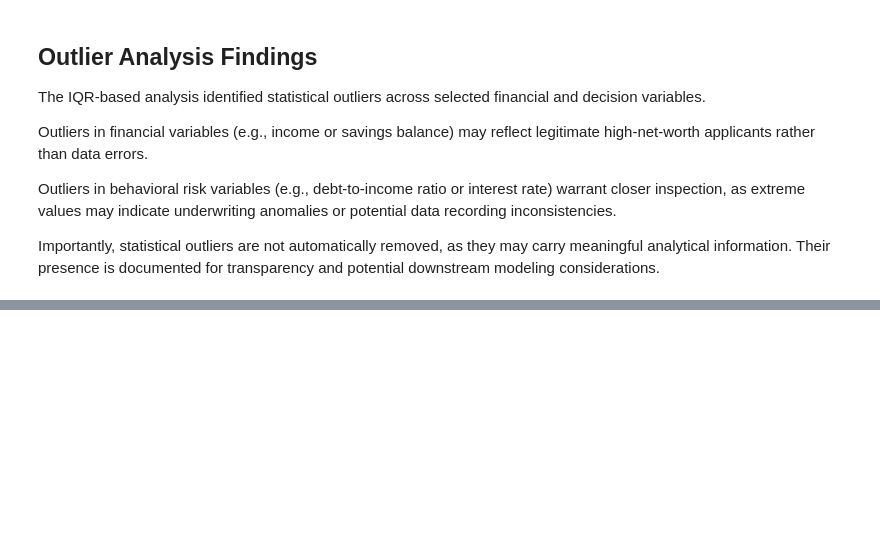
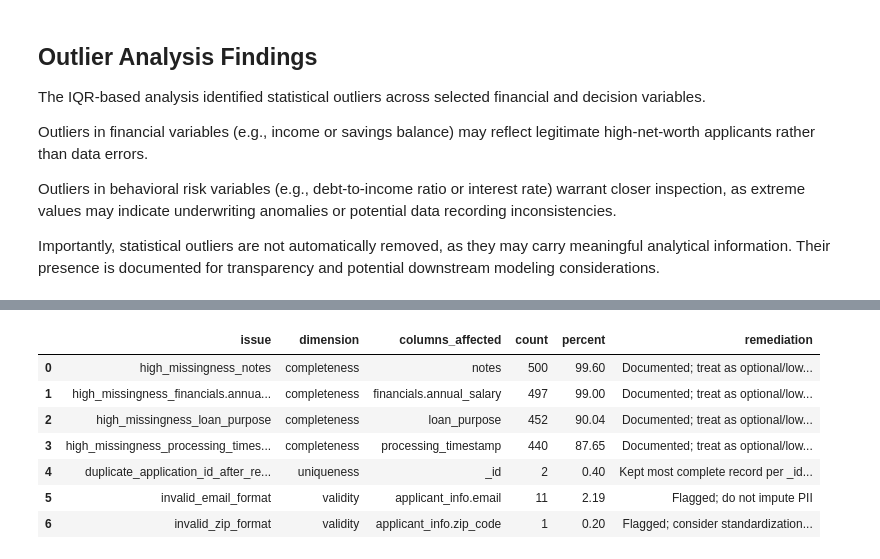
Before and after one commit to jmroque7/dego-project-team-14-TXB, a Jupyter notebook: Notebooks/01-data-quality.ipynb, the cells around one changed output, grey strips where cells are left out. Cells and saved outputs as stored; diff of their text form; code cells hidden in the pictures; blank space fills up the shorter version.

Commit message:
data engineering complete

```diff
--- a/Notebooks/01-data-quality.ipynb
+++ b/Notebooks/01-data-quality.ipynb
@@ -694,0 +919,59 @@ Importantly, statistical outliers are not automatically removed, as they may car
+# %%
+n = len(flat)
+
+def add_issue(rows, issue, dimension, columns, count, remediation):
+    rows.append({
+        "issue": issue,
+        "dimension": dimension,
+        "columns_affected": columns,
+        "count": int(count) if pd.notna(count) else np.nan,
+        "percent": round((count / n) * 100, 2) if pd.notna(count) else np.nan,
+        "remediation": remediation
+    })
+
+rows = []
+
+# --- Completeness: key missing fields (use your missing_summary if exists) ---
+# If missing_summary exists in your notebook namespace, this uses it; otherwise compute quick:
+if "missing_summary" in globals():
+    # Example: include top 4 most missing
+    top_missing = missing_summary.sort_values("percent_missing", ascending=False).head(4)
+    for col, r in top_missing.iterrows():
+        add_issue(rows, f"high_missingness_{col}", "completeness", col, r["values_missing"], "Documented; treat as optional/low-governance capture")
+else:
+    pass
+
+# --- Uniqueness: duplicates already remediated ---
+# If you stored counts earlier, great; otherwise approximate using your earlier print results.
+# Here we report AFTER dedup: duplicates should be 0 by _id.
+dup_id_after = int(flat["_id"].duplicated().sum())
+add_issue(rows, "duplicate_application_id_after_remediation", "uniqueness", "_id", dup_id_after, "Kept most complete record per _id (dedup)")
+
+# --- Format validity: email / zip / ssn (use variables if exist) ---
+# If you have email_invalid mask still, count it. Otherwise recompute quickly:
+email = flat["applicant_info.email"].astype("string")
+email_valid = email.str.match(r"^[^@\s]+@[^@\s]+\.[^@\s]+$", na=False)
+email_invalid = email.notna() & ~email_valid
+add_issue(rows, "invalid_email_format", "validity", "applicant_info.email", int(email_invalid.sum()), "Flagged; do not impute PII")
+
+zipc = flat["applicant_info.zip_code"].astype("string")
+zip_invalid = zipc.notna() & ~zipc.str.match(r"^\d{5}$", na=False)
+add_issue(rows, "invalid_zip_format", "validity", "applicant_info.zip_code", int(zip_invalid.sum()), "Flagged; consider standardization rules")
+
+# --- Cross-field logic: use logic_violation_flag from Step 8 ---
+if "logic_violation_flag" in flat.columns:
+    add_issue(rows, "cross_field_logic_violations", "consistency", "decision.*", int(flat["logic_violation_flag"].sum()), "Flagged rows for downstream filtering (no hard drop)")
+else:
+    pass
+
+dq_summary = pd.DataFrame(rows).sort_values(["dimension", "percent"], ascending=[True, False])
+dq_summary
+# %% [output]
+|  | issue | dimension | columns_affected | count | percent | remediation |
+| 0 | high_missingness_notes | completeness | notes | 500 | 99.60 | Documented; treat as optional/low... |
+| 1 | high_missingness_financials.annua... | completeness | financials.annual_salary | 497 | 99.00 | Documented; treat as optional/low... |
+| 2 | high_missingness_loan_purpose | completeness | loan_purpose | 452 | 90.04 | Documented; treat as optional/low... |
+| 3 | high_missingness_processing_times... | completeness | processing_timestamp | 440 | 87.65 | Documented; treat as optional/low... |
+| 4 | duplicate_application_id_after_re... | uniqueness | _id | 2 | 0.40 | Kept most complete record per _id... |
+| 5 | invalid_email_format | validity | applicant_info.email | 11 | 2.19 | Flagged; do not impute PII |
+| 6 | invalid_zip_format | validity | applicant_info.zip_code | 1 | 0.20 | Flagged; consider standardization... |
```
Also changed, not shown: parts of 17 cells of this notebook.
